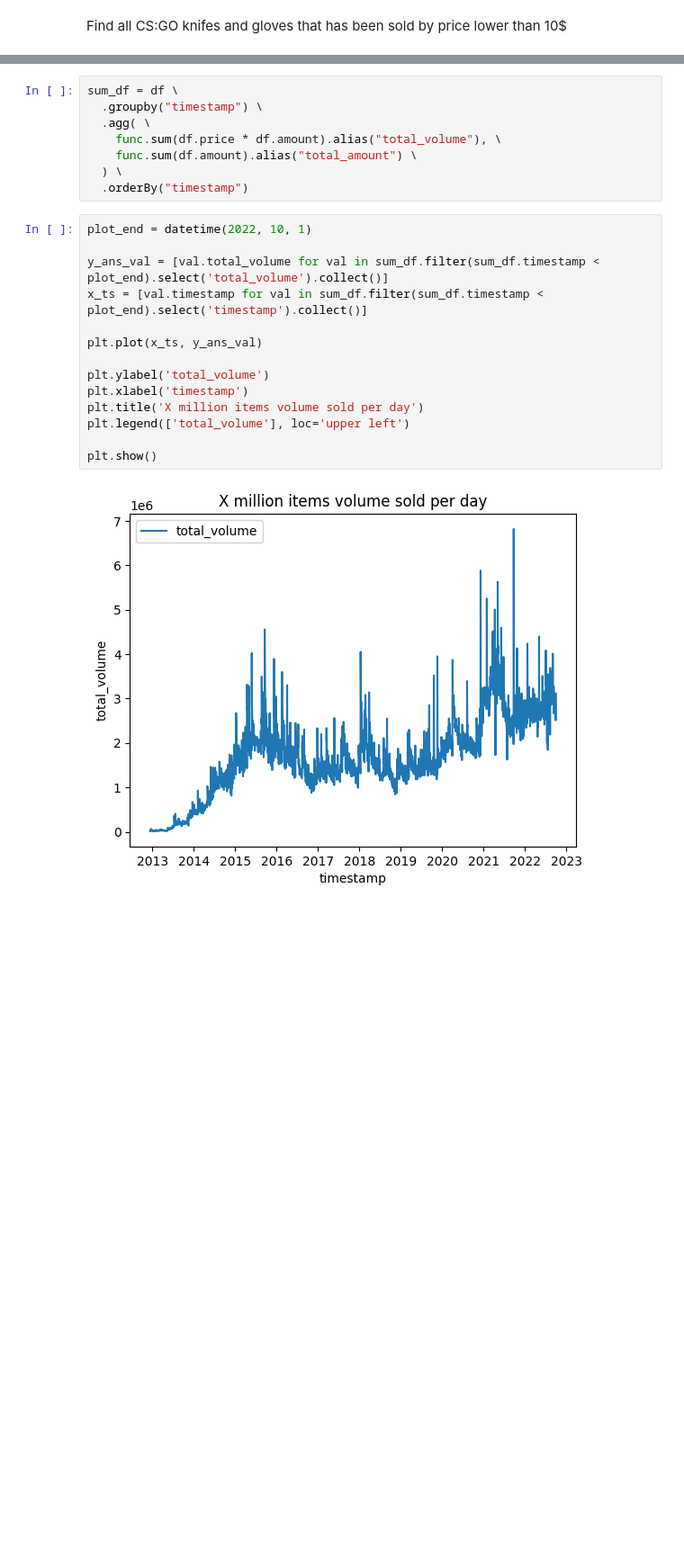
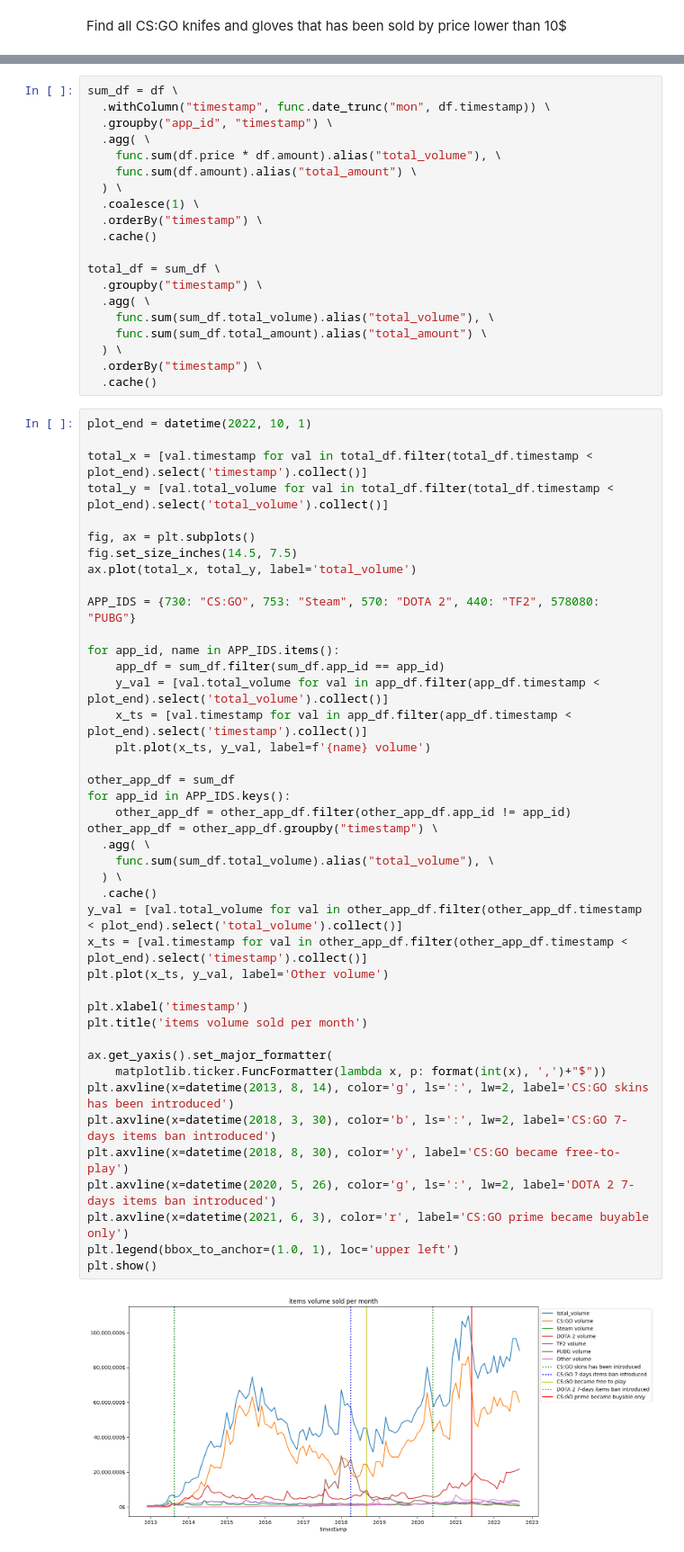
Before and after one commit to Soniclev/steam-trade-bot, a Jupyter notebook: notebooks/Analyze Steam market.ipynb, the cells around one changed output, grey strips where cells are left out. Shown at 90% size. Drawn from its saved outputs; the diff is of its cells as text; blank space fills up the shorter version.

Commit message:
Enhance plots

```diff
--- a/notebooks/Analyze Steam market.ipynb
+++ b/notebooks/Analyze Steam market.ipynb
@@ -265,26 +292,66 @@ df \
 +------------------------------------------------------------+------------+---------+---------+---------+------------+
 # %%
 sum_df = df \
-  .groupby("timestamp") \
+  .withColumn("timestamp", func.date_trunc("mon", df.timestamp)) \
+  .groupby("app_id", "timestamp") \
   .agg( \
     func.sum(df.price * df.amount).alias("total_volume"), \
     func.sum(df.amount).alias("total_amount") \
   ) \
-  .orderBy("timestamp")
+  .coalesce(1) \
+  .orderBy("timestamp") \
+  .cache()
+
+total_df = sum_df \
+  .groupby("timestamp") \
+  .agg( \
+    func.sum(sum_df.total_volume).alias("total_volume"), \
+    func.sum(sum_df.total_amount).alias("total_amount") \
+  ) \
+  .orderBy("timestamp") \
+  .cache()
 # %%
 plot_end = datetime(2022, 10, 1)
 
-y_ans_val = [val.total_volume for val in sum_df.filter(sum_df.timestamp < plot_end).select('total_volume').collect()]
-x_ts = [val.timestamp for val in sum_df.filter(sum_df.timestamp < plot_end).select('timestamp').collect()]
+total_x = [val.timestamp for val in total_df.filter(total_df.timestamp < plot_end).select('timestamp').collect()]
+total_y = [val.total_volume for val in total_df.filter(total_df.timestamp < plot_end).select('total_volume').collect()]
 
-plt.plot(x_ts, y_ans_val)
+fig, ax = plt.subplots()
+fig.set_size_inches(14.5, 7.5)
+ax.plot(total_x, total_y, label='total_volume')
 
-plt.ylabel('total_volume')
+APP_IDS = {730: "CS:GO", 753: "Steam", 570: "DOTA 2", 440: "TF2", 578080: "PUBG"}
+
+for app_id, name in APP_IDS.items():
+    app_df = sum_df.filter(sum_df.app_id == app_id)
+    y_val = [val.total_volume for val in app_df.filter(app_df.timestamp < plot_end).select('total_volume').collect()]
+    x_ts = [val.timestamp for val in app_df.filter(app_df.timestamp < plot_end).select('timestamp').collect()]
+    plt.plot(x_ts, y_val, label=f'{name} volume')
+
+other_app_df = sum_df
+for app_id in APP_IDS.keys():
+    other_app_df = other_app_df.filter(other_app_df.app_id != app_id)
+other_app_df = other_app_df.groupby("timestamp") \
+  .agg( \
+    func.sum(sum_df.total_volume).alias("total_volume"), \
+  ) \
+  .cache()
+y_val = [val.total_volume for val in other_app_df.filter(other_app_df.timestamp < plot_end).select('total_volume').collect()]
+x_ts = [val.timestamp for val in other_app_df.filter(other_app_df.timestamp < plot_end).select('timestamp').collect()]
+plt.plot(x_ts, y_val, label='Other volume')
+
 plt.xlabel('timestamp')
-plt.title('X million items volume sold per day')
-plt.legend(['total_volume'], loc='upper left')
+plt.title('items volume sold per month')
 
+ax.get_yaxis().set_major_formatter(
+    matplotlib.ticker.FuncFormatter(lambda x, p: format(int(x), ',')+"$"))
+plt.axvline(x=datetime(2013, 8, 14), color='g', ls=':', lw=2, label='CS:GO skins has been introduced')
+plt.axvline(x=datetime(2018, 3, 30), color='b', ls=':', lw=2, label='CS:GO 7-days items ban introduced')
+plt.axvline(x=datetime(2018, 8, 30), color='y', label='CS:GO became free-to-play')
+plt.axvline(x=datetime(2020, 5, 26), color='g', ls=':', lw=2, label='DOTA 2 7-days items ban introduced')
+plt.axvline(x=datetime(2021, 6, 3), color='r', label='CS:GO prime became buyable only')
+plt.legend(bbox_to_anchor=(1.0, 1), loc='upper left')
 plt.show()
 # %% [output]
-[figure, old version]
+[figure, new version]
 # %%
```
Also changed, not shown: parts of 13 cells of this notebook.
